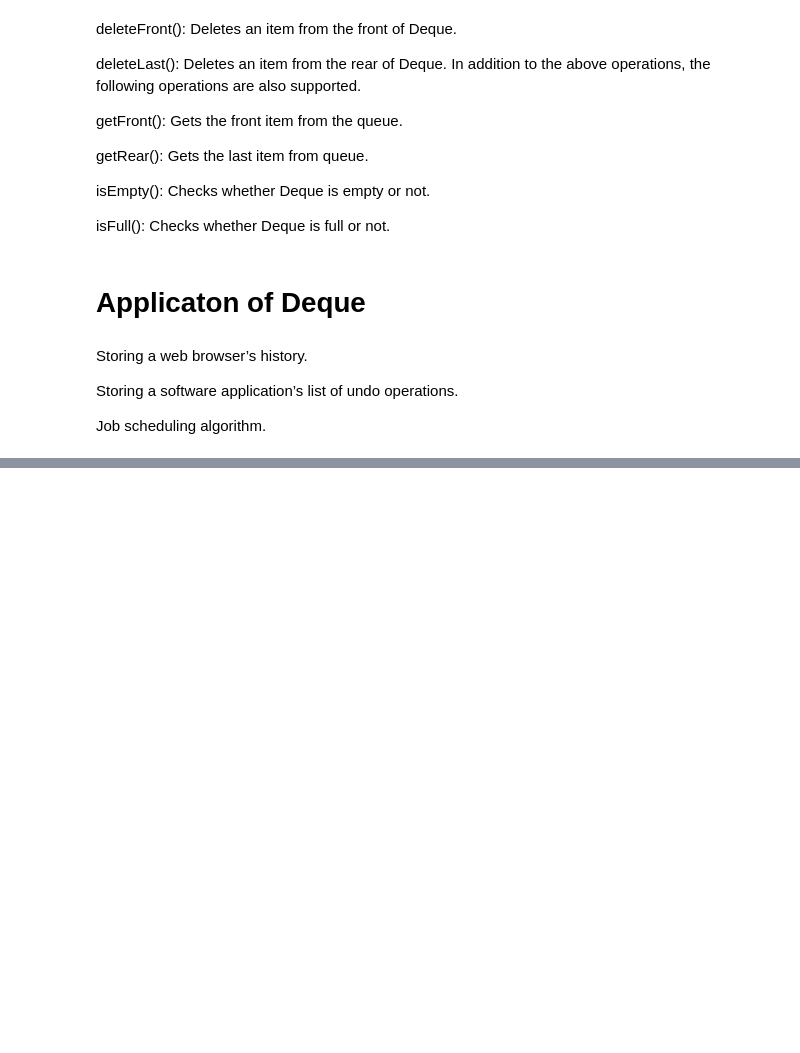
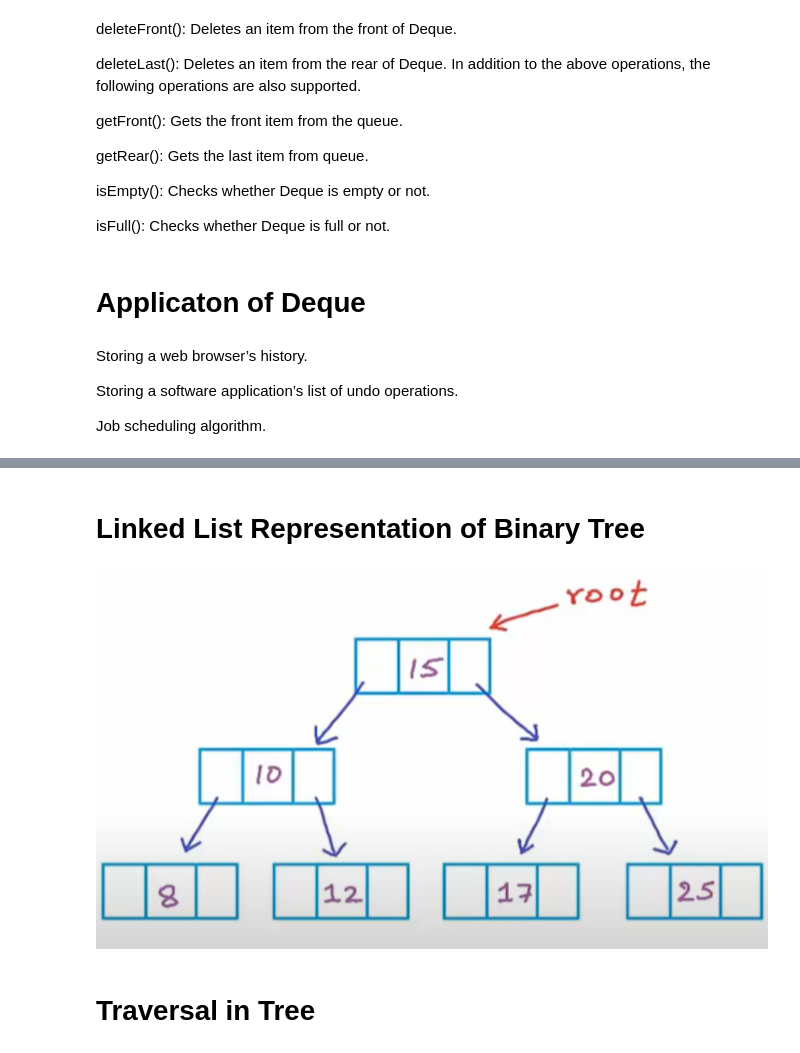
Before and after one commit to Geek9Learner/Basic-Python-and-Projects, a Jupyter notebook: Data_Structure.ipynb, the cells around one changed output, grey strips where cells are left out. Cells and saved outputs as stored; diff of their text form; code cells hidden in the pictures; blank space fills up the shorter version.

```diff
--- a/Data_Structure.ipynb
+++ b/Data_Structure.ipynb
@@ -1299,0 +1342,10 @@ print(l1)
+# %% [markdown]
+# Linked List Representation of Binary Tree
+# %%
+from PIL import Image
+LLR=Image.open('Linked_List_tree.png')
+LLR
+# %% [output]
+[figure, added]
+# %% [markdown]
+# Traversal in Tree
```
Also changed, not shown: parts of 75 cells of this notebook, 15 other files.
